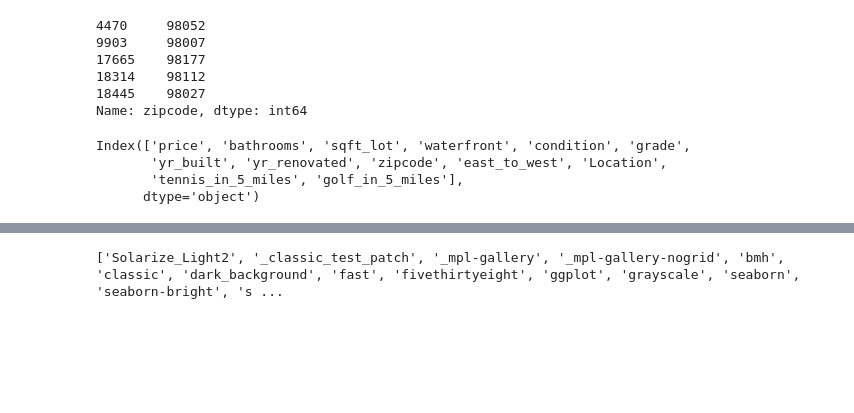
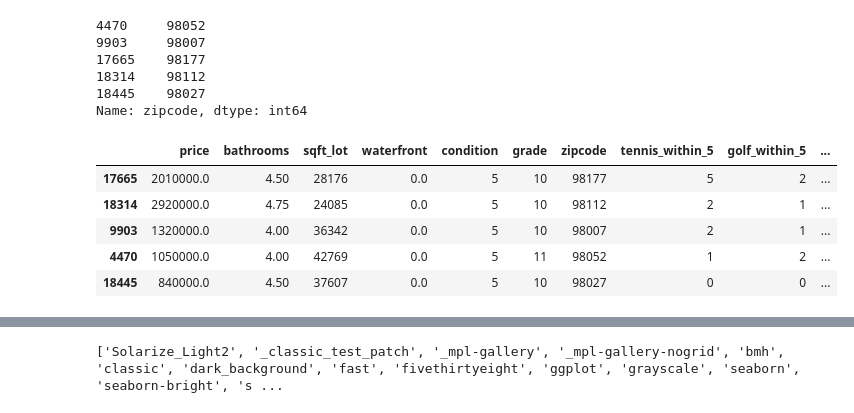
Before and after one commit to WESOgGF/ds-eda-housing-project, a Jupyter notebook: 01-house-project_.ipynb, the cells around one changed output, grey strips where cells are left out. Saved outputs shown, nothing was run; the diff lists cells and outputs as text; code cells hidden in the pictures; blank space fills up the shorter version.

```diff
--- a/01-house-project_.ipynb
+++ b/01-house-project_.ipynb
@@ -161,13 +161,25 @@ df2.zipcode.head(10)
 18314    98112
 18445    98027
 Name: zipcode, dtype: int64
-# %%
-df3.columns
-# %% [output]
-Index(['price', 'bathrooms', 'sqft_lot', 'waterfront', 'condition', 'grade',
-       'yr_built', 'yr_renovated', 'zipcode', 'east_to_west', 'Location',
-       'tennis_in_5_miles', 'golf_in_5_miles'],
-      dtype='object')
+# %%
+df3 = df2.copy()
+df3.drop(['id','date', 'bedrooms', 'sqft_living','floors', 'view', 'sqft_above', 'sqft_basement', 'yr_built', 'yr_renovated', 'lat', 'long', 'sqft_lot15', 'sqft_living15'], axis = 1, inplace = True)
+df3['tennis_within_5'] = [1,2,5,2,0]
+df3['golf_within_5'] = [2,1,2,1,0]
+df3['idx_east_to_west'] = [ 4, 3,1 ,2 , 5]
+df3.sort_values(by= "idx_east_to_west", inplace = True)
+df3['Location'] = ['Shoreline','Downtown','Bellevue','Redmond','StateForest']
+df3['Price_per_sqf'] = df3.price / df3.sqft_lot
+df3['weighted_criteria'] = 0.2 * df3.price + 0.6 * df3.sqft_lot + 0.1 * df3.tennis_within_5 + 0.1 * df3.golf_within_5
+df3['weighted_criteria_%'] = (0.2 * df3.price + 0.6 * df3.sqft_lot + 0.1 * df3.tennis_within_5 + 0.1 * df3.golf_within_5) / df3.weighted_criteria.max() * 100
+df3.head()
+# %% [output]
+|  | price | bathrooms | sqft_lot | waterfront | condition | grade | zipcode | tennis_within_5 | golf_within_5 | ... |
+| 17665 | 2010000.0 | 4.50 | 28176 | 0.0 | 5 | 10 | 98177 | 5 | 2 | ... |
+| 18314 | 2920000.0 | 4.75 | 24085 | 0.0 | 5 | 10 | 98112 | 2 | 1 | ... |
+| 9903 | 1320000.0 | 4.00 | 36342 | 0.0 | 5 | 10 | 98007 | 2 | 1 | ... |
+| 4470 | 1050000.0 | 4.00 | 42769 | 0.0 | 5 | 11 | 98052 | 1 | 2 | ... |
+| 18445 | 840000.0 | 4.50 | 37607 | 0.0 | 5 | 10 | 98027 | 0 | 0 | ... |
 # %%
 import matplotlib.pyplot as plt
 import seaborn as sns
```
Also changed, not shown: parts of 2 cells of this notebook, 2 other files.
